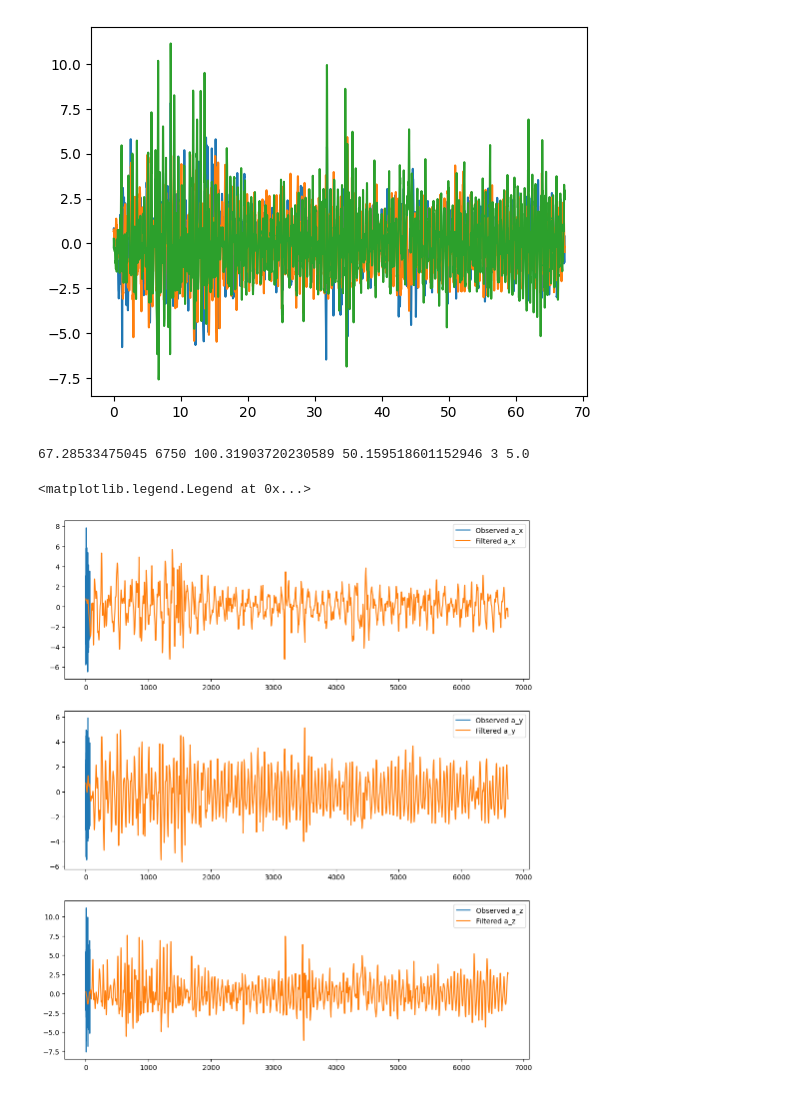
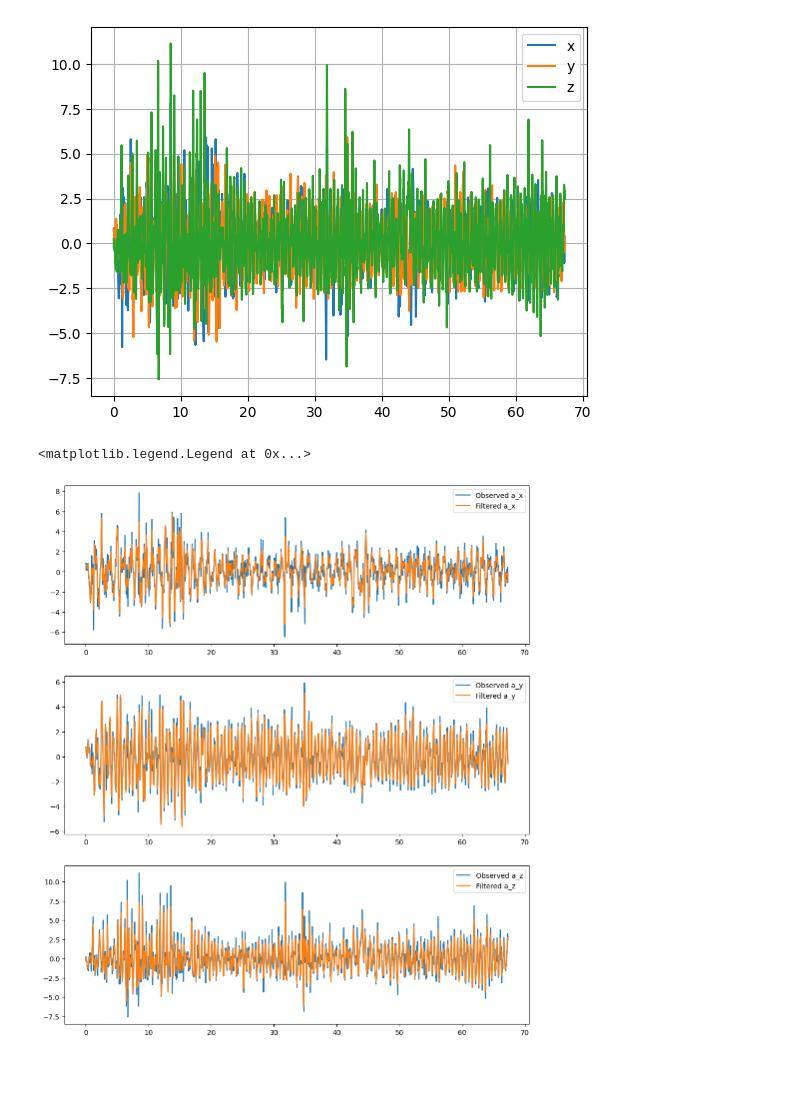
Before and after one commit to lohielisabeth/Matematiikka-ja-fysiikka-ohjelmoinnissa, a Jupyter notebook: Fysiikan vkot 2/vko2.ipynb, the cells around one changed output. Cells and saved outputs as stored; diff of their text form; code cells hidden in the pictures.

Commit message:
kuvaaja oikein vk2

```diff
--- a/Fysiikan vkot 2/vko2.ipynb
+++ b/Fysiikan vkot 2/vko2.ipynb
@@ -14,12 +7,12 @@ df.head()
 # %%
 import matplotlib.pyplot as plt
 
-#Kuvaaja
-
-plt.plot(df['Time (s)'], df['Linear Acceleration x (m/s^2)'])
-plt.plot(df['Time (s)'], df['Linear Acceleration y (m/s^2)'])
-plt.plot(df['Time (s)'], df['Linear Acceleration z (m/s^2)'])
+plt.plot(df['Time (s)'],df['Linear Acceleration x (m/s^2)'])
+plt.plot(df['Time (s)'],df['Linear Acceleration y (m/s^2)'])
+plt.plot(df['Time (s)'],df['Linear Acceleration z (m/s^2)'])
+plt.legend(['x','y','z'])
+plt.grid()
 plt.show()
 # %% [output]
-[figure, old version]
+[figure, new version]
 # %%
@@ -35,15 +31,10 @@ def butter_highpass_filter(data, cutoff, fs, nyq, order):
     y = filtfilt(b, a, data)
     return y
 # %%
-#Filtterien parametrit
-
-T = df['Time (s)'][len(df['Time (s)'])-1] - df['Time (s)'][0] #koko datan pituus
-n = len(df['Time (s)']) #Datapisteiden lukumäärä
-fs = n/T #näytteenottotaajuus (olettaen vakioksi)
-nyq = fs/2 #Nyqvistin taajuus
-order = 3 #Kertaluku
-cutoff = 1/(0.2) #Cutoff taajuus
-print(T, n, fs, nyq, order,cutoff)
+T = df['Time (s)'][len(df['Time (s)'])-1] - df['Time (s)'][0]            #Koko Datan Pituus
+n = len(df['Time (s)'])                                                  #Datapisteiden Lukumäärä
+fs = n/T                                                                 #Näytteenotto taajuus (olettaen vakioksi)
+nyq = fs/2                                                               #nyqvistin taajuus
+order = 3                                                                #kertaluku
+cutoff = 1/(0.2)
-# %% [output]
-67.28533475045 6750 100.31903720230589 50.159518601152946 3 5.0
 # %%
@@ -52,23 +42,21 @@ df['filter_a_x'] = butter_lowpass_filter(df['Linear Acceleration x (m/s^2)'], cu
 df['filter_a_y'] = butter_lowpass_filter(df['Linear Acceleration y (m/s^2)'], cutoff, fs, nyq, order)
 df['filter_a_z'] = butter_lowpass_filter(df['Linear Acceleration z (m/s^2)'], cutoff, fs, nyq, order)
 # %%
-#Piirretään kuva
-
 plt.figure(figsize=(12,14))
 plt.subplot(3,1,1)
-plt.plot(df['Time (s)'], df['Linear Acceleration x (m/s^2)'])
-plt.plot(df['filter_a_x'])
-plt.legend(['Observed a_x', 'Filtered a_x'])
+plt.plot(df['Time (s)'],df['Linear Acceleration x (m/s^2)'])
+plt.plot(df['Time (s)'],df['filter_a_x'])
+plt.legend(['Observed a_x' , 'Filtered a_x'])
 
 plt.subplot(3,1,2)
-plt.plot(df['Time (s)'], df['Linear Acceleration y (m/s^2)'])
-plt.plot(df['filter_a_y'])
-plt.legend(['Observed a_y', 'Filtered a_y'])
+plt.plot(df['Time (s)'],df['Linear Acceleration y (m/s^2)'])
+plt.plot(df['Time (s)'],df['filter_a_y'])
+plt.legend(['Observed a_y' , 'Filtered a_y'])
 
 plt.subplot(3,1,3)
-plt.plot(df['Time (s)'], df['Linear Acceleration z (m/s^2)'])
-plt.plot(df['filter_a_z'])
-plt.legend(['Observed a_z', 'Filtered a_z'])
+plt.plot(df['Time (s)'],df['Linear Acceleration z (m/s^2)'])
+plt.plot(df['Time (s)'],df['filter_a_z'])
+plt.legend(['Observed a_z' , 'Filtered a_z'])
 # %% [output]
 <matplotlib.legend.Legend at 0x...>
-[figure, old version]
+[figure, new version]
```
Also changed, not shown: parts of 3 cells of this notebook.
